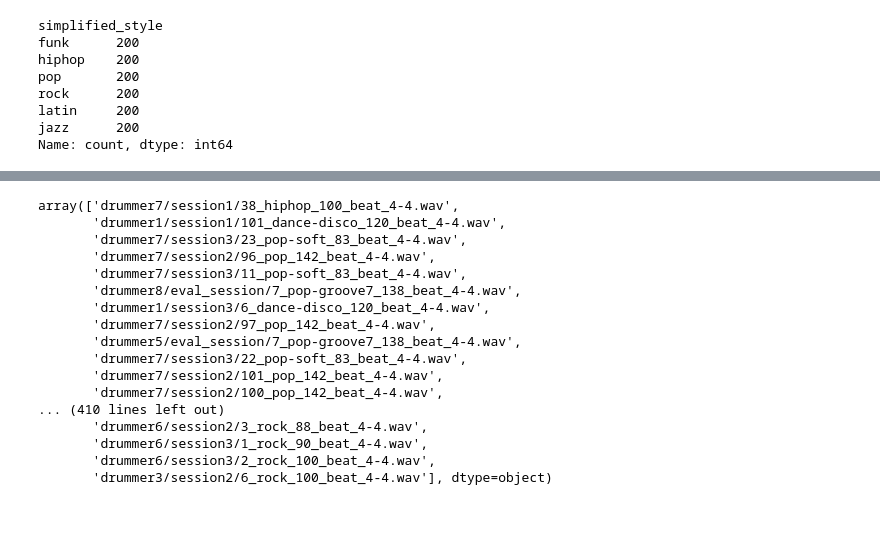
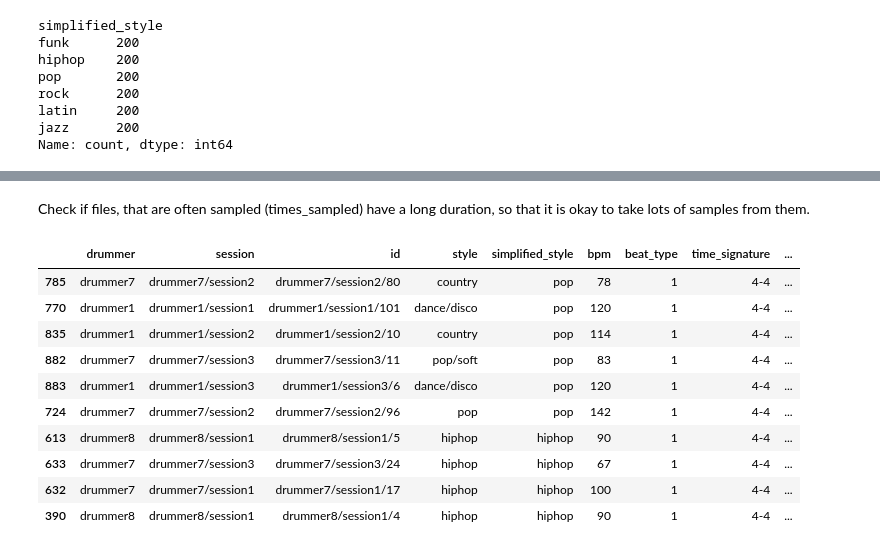
Before and after one commit to Knerten0815/GrooveLens, a Jupyter notebook: Notebooks/label_balancing.ipynb, the cells around one changed output, grey strips where cells are left out. Cells and saved outputs as stored; diff of their text form; code cells hidden in the pictures; blank space fills up the shorter version.

```diff
--- a/Notebooks/label_balancing.ipynb
+++ b/Notebooks/label_balancing.ipynb
@@ -59,7 +81,6 @@ Name: count, dtype: int64
 # %%
 # Add start and end sample to the data. All original entries get the first 2 seconds of the audio file.
-data["start"] = 0
-data["end"] = 2
+data[['start', 'end']] = data.apply(lambda x: pd.Series(pick_random_sample_out_of_area(0, x.duration, SAMPLE_DURATION)), axis=1)
 data["times_sampled"] = 1
 data.head()
 # %% [output]
@@ -72,18 +93,21 @@ data.head()
 # %%
 def pick_area_to_sample(audio_filename):
     # get all samples of that file so far
-    samples = data[data.audio_filename == audio_filename]
+    all_samples = pd.concat([data, new_samples_df])
+    samples = all_samples[all_samples.audio_filename == audio_filename]
 
     if len(samples) == 0:
+        print("No samples for", audio_filename)
         return None
-
-    if len(samples) == 1:
-        return (samples.iloc[0].end, samples.iloc[0].duration)
 
     samples = samples.sort_values(by='start', ascending=True)
 
     # get all unused 'inbetween' areas, that are longer than 2 seconds
-    free_areas = []
+    if(samples.iloc[0].start > SAMPLE_DURATION):
+        free_areas = [(0, samples.iloc[0].start)]
+    else:
+        free_areas = []
+
     for i in range(1, len(samples)):
         start_of_free_area = samples.iloc[i-1].end
 
@@ -92,7 +116,7 @@ def pick_area_to_sample(audio_filename):
         else:
             end_of_free_area = samples.iloc[i].start
 
-        if start_of_free_area + 2 < end_of_free_area:
+        if start_of_free_area + SAMPLE_DURATION < end_of_free_area:
             free_areas.append((start_of_free_area, end_of_free_area))
 
     # pick a random free area
@@ -101,4 +125,4 @@ def pick_area_to_sample(audio_filename):
     else:
         return free_areas[random.randint(0, len(free_areas)-1)]
 
-pick_area_to_sample(data.audio_filename[0])
+#pick_area_to_sample(data.audio_filename[0])
@@ -114,10 +137,7 @@ def update_sampling_counter(dataframe, filename):
     dataframe.loc[(filemask), "possible_samples"] = dataframe.loc[(filemask), "possible_samples"] - 1.0
     dataframe.loc[(filemask), "times_sampled"] = dataframe.loc[(filemask), "times_sampled"] + 1
 # %%
-import random
-random.seed(RANDOM_SEED)
-
-data["possible_samples"] = (data.duration / SAMPLE_DURATION)
+data["possible_samples"] = (data.duration / SAMPLE_DURATION) * MAX_OVERSAMPLING_RATIO
 data.possible_samples = data.possible_samples - 1.0
 
 # dataframe to save the new samples in
@@ -127,24 +147,28 @@ for style in data.simplified_style.unique():
     style_count = len(data[data.simplified_style == style])
 
     while style_count < SAMPLES_PER_GENRE:
-        # pick list of samples that can still be sampled, but are not oversampled
+        # pick list of files that can still be sampled, but are not oversampled
         possible_files_to_sample = data[(data.simplified_style == style) & (data.possible_samples >= 1.0) & (data.times_sampled < MAX_SAMPLES_PER_FILE)]
+        # from those pick the ones, that were sampled the least
+        possible_files_to_sample = possible_files_to_sample[possible_files_to_sample.times_sampled == possible_files_to_sample.times_sampled.min()]
 
         # pick random file
         index = random.randint(0, len(possible_files_to_sample)-1)
         filename = possible_files_to_sample.iloc[index].audio_filename
 
-        # pick an unused area to sample 2 seconds from
+        # pick an unused time area from that file
         unused_area = pick_area_to_sample(possible_files_to_sample.iloc[index].audio_filename)
         if(unused_area == None):
             data.loc[(data.audio_filename == filename), "possible_samples"] = -1.0
-            # try another file
+            new_samples_df.loc[(new_samples_df.audio_filename == filename), "possible_samples"] = -1.0
+            # try another file, if no area was found
             continue
 
         # pick a random sample from the unused area
         new_sample = possible_files_to_sample.iloc[index].copy()
-        new_sample.start = random.uniform(unused_area[0], unused_area[1] - 2.0)
-        new_sample.end = new_sample.start + 2.0
+        new_sample.start = round(random.uniform(unused_area[0], unused_area[1] - SAMPLE_DURATION), 3)
+        #new_sample.start = round(random.uniform(0, new_sample.duration - SAMPLE_DURATION), 3)
+        new_sample.end = new_sample.start + SAMPLE_DURATION
 
         # add new entry to list
         new_samples_df = pd.concat([new_samples_df, new_sample.to_frame().T], ignore_index=True)
@@ -196,21 +220,19 @@ Name: count, dtype: int64
+# %% [markdown]
+Check if files, that are often sampled (times_sampled) have a long duration, so that it is okay to take lots of samples from them.
+# %%
+data["oversampling_ratio"] = data.times_sampled * SAMPLE_DURATION / data.duration
 # %%
 # most sampled files
-data.sort_values(by='times_sampled', ascending=False).audio_filename.unique()
+data.sort_values(by='times_sampled', ascending=False).drop_duplicates(subset='audio_filename').head(10)
 # %% [output]
-array(['drummer7/session1/38_hiphop_100_beat_4-4.wav',
-       'drummer1/session1/101_dance-disco_120_beat_4-4.wav',
-       'drummer7/session3/23_pop-soft_83_beat_4-4.wav',
-       'drummer7/session2/96_pop_142_beat_4-4.wav',
-       'drummer7/session3/11_pop-soft_83_beat_4-4.wav',
-       'drummer8/eval_session/7_pop-groove7_138_beat_4-4.wav',
-       'drummer1/session3/6_dance-disco_120_beat_4-4.wav',
-       'drummer7/session2/97_pop_142_beat_4-4.wav',
-       'drummer5/eval_session/7_pop-groove7_138_beat_4-4.wav',
-       'drummer7/session3/22_pop-soft_83_beat_4-4.wav',
-       'drummer7/session2/101_pop_142_beat_4-4.wav',
-       'drummer7/session2/100_pop_142_beat_4-4.wav',
-... (410 lines left out)
-       'drummer6/session2/3_rock_88_beat_4-4.wav',
-       'drummer6/session3/1_rock_90_beat_4-4.wav',
-       'drummer6/session3/2_rock_100_beat_4-4.wav',
-       'drummer3/session2/6_rock_100_beat_4-4.wav'], dtype=object)
+|  | drummer | session | id | style | simplified_style | bpm | beat_type | time_signature | ... |
+| 785 | drummer7 | drummer7/session2 | drummer7/session2/80 | country | pop | 78 | 1 | 4-4 | ... |
+| 770 | drummer1 | drummer1/session1 | drummer1/session1/101 | dance/disco | pop | 120 | 1 | 4-4 | ... |
+| 835 | drummer1 | drummer1/session2 | drummer1/session2/10 | country | pop | 114 | 1 | 4-4 | ... |
+| 882 | drummer7 | drummer7/session3 | drummer7/session3/11 | pop/soft | pop | 83 | 1 | 4-4 | ... |
+| 883 | drummer1 | drummer1/session3 | drummer1/session3/6 | dance/disco | pop | 120 | 1 | 4-4 | ... |
+| 724 | drummer7 | drummer7/session2 | drummer7/session2/96 | pop | pop | 142 | 1 | 4-4 | ... |
+| 613 | drummer8 | drummer8/session1 | drummer8/session1/5 | hiphop | hiphop | 90 | 1 | 4-4 | ... |
+| 633 | drummer7 | drummer7/session3 | drummer7/session3/24 | hiphop | hiphop | 67 | 1 | 4-4 | ... |
+| 632 | drummer7 | drummer7/session1 | drummer7/session1/17 | hiphop | hiphop | 100 | 1 | 4-4 | ... |
+| 390 | drummer8 | drummer8/session1 | drummer8/session1/4 | hiphop | hiphop | 90 | 1 | 4-4 | ... |
```
Also changed, not shown: parts of 27 cells of this notebook, 1 other file.
